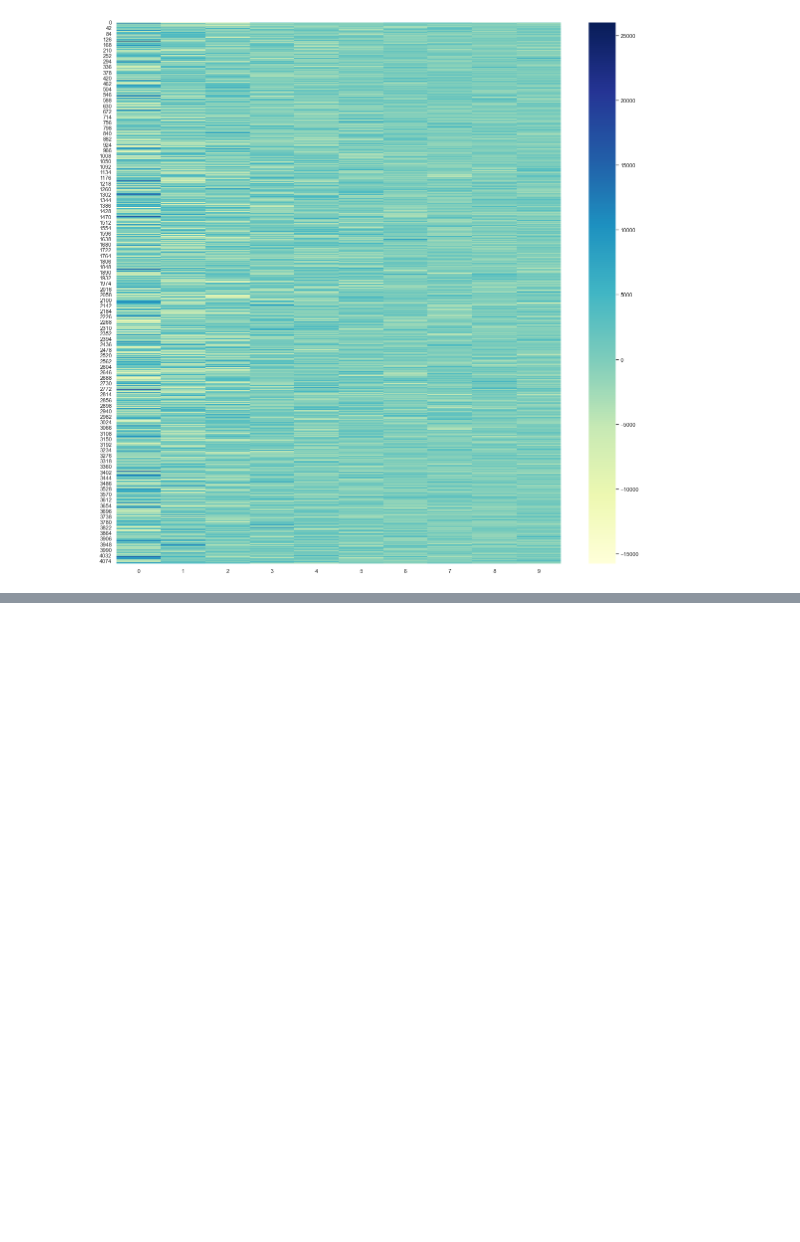
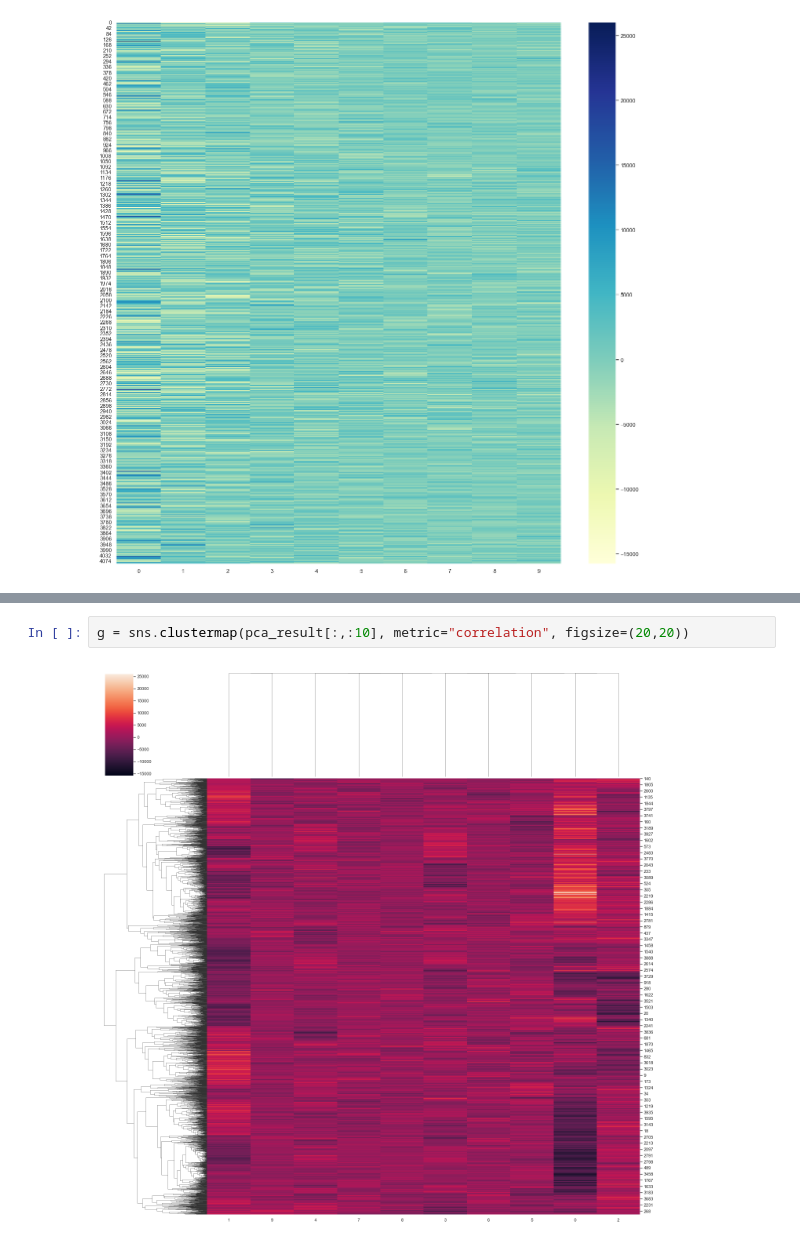
Before and after one commit to ElsaLopez133/PACHAMAMA, a Jupyter notebook: scatterplotipynb.ipynb, the cells around one changed output, grey strips where cells are left out. Drawn from its saved outputs; the diff is of its cells as text; blank space fills up the shorter version.

```diff
--- a/scatterplotipynb.ipynb
+++ b/scatterplotipynb.ipynb
@@ -218,0 +235,4 @@ ax = sns.heatmap(pca_result[:,:10],cmap="YlGnBu")
+# %%
+g = sns.clustermap(pca_result[:,:10], metric="correlation", figsize=(20,20))
+# %% [output]
+[figure, added]
```
Also changed, not shown: parts of 5 cells of this notebook.
